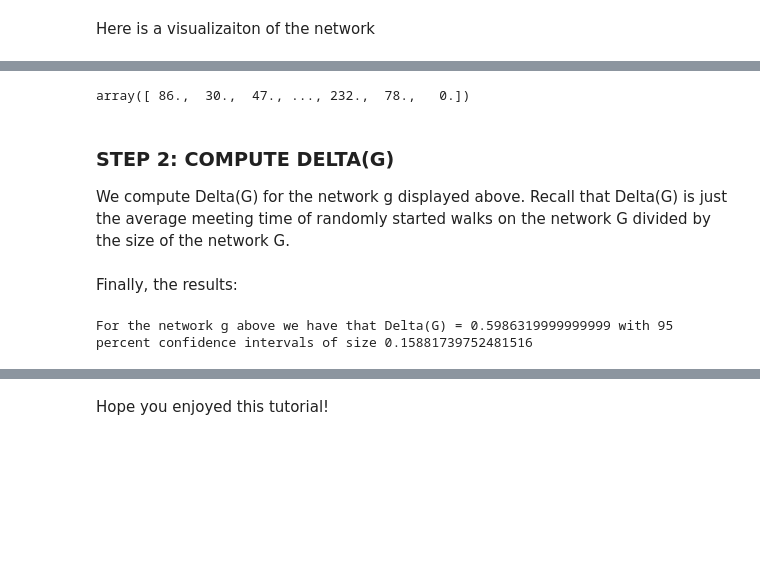
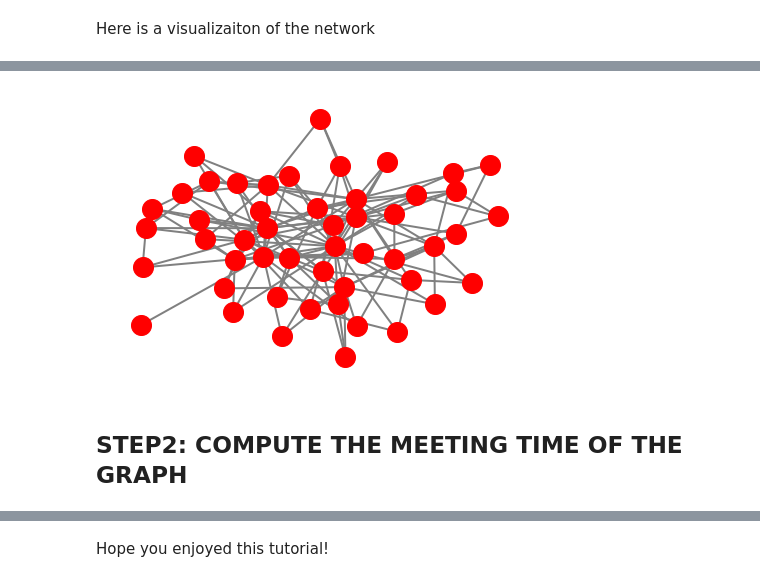
Before and after one commit to ethz-coss/Structural-diversity-index, a Jupyter notebook: Example.ipynb, the cells around one changed output, grey strips where cells are left out. Cells and saved outputs as stored; diff of their text form; code cells hidden in the pictures; blank space fills up the shorter version.

```diff
--- a/Example.ipynb
+++ b/Example.ipynb
@@ -308,2 +27,4 @@ We compute samples of the meeting time for randomly started walks on the network
+# %%
+g = nx.barabasi_albert_graph(n=50, m=3)
 # %% [markdown]
 Here is a visualizaiton of the network
@@ -355,10 +30,0 @@ Here we adopt this second approach
-# %%
-# Use the estimator to estimate the meeting time of the walks that did not meet.
-# Essentially this replaces the -1 by an estimate of what the value should be.
-meeting_times_estimate = MeetingTimeEstimator.estimate_meeting_times_unmet_random_walks(meeting_times=meeting_times, max_time_steps=max_time_steps)
-meeting_times_estimate
-# %% [output]
-array([ 86.,  30.,  47., ..., 232.,  78.,   0.])
-# %% [markdown]
-### STEP 2: COMPUTE DELTA(G)
-We compute Delta(G) for the network g displayed above. Recall that Delta(G) is just the average meeting time of randomly started walks on the network G divided by the size of the network G.
@@ -373,6 +31,6 @@ std_meeting_times = np.std(meeting_times_estimate/network_size)
-# %% [markdown]
-Finally, the results:
-# %%
-print('For the network g above we have that Delta(G) =', delta_g, 'with 95 percent confidence intervals of size', 1.96*std_meeting_times/np.sqrt(n_samples))
-# %% [output]
-For the network g above we have that Delta(G) = 0.5986319999999999 with 95 percent confidence intervals of size 0.15881739752481516
+# %%
+nx.draw(g, pos=nx.spring_layout(g), node_size=400, node_color='Red', edge_color='Grey', width=2)
+# %% [output]
+[figure, added]
+# %% [markdown]
+## STEP2: COMPUTE THE MEETING TIME OF THE GRAPH
```
Also changed, not shown: parts of 67 cells of this notebook, 53 other files.
